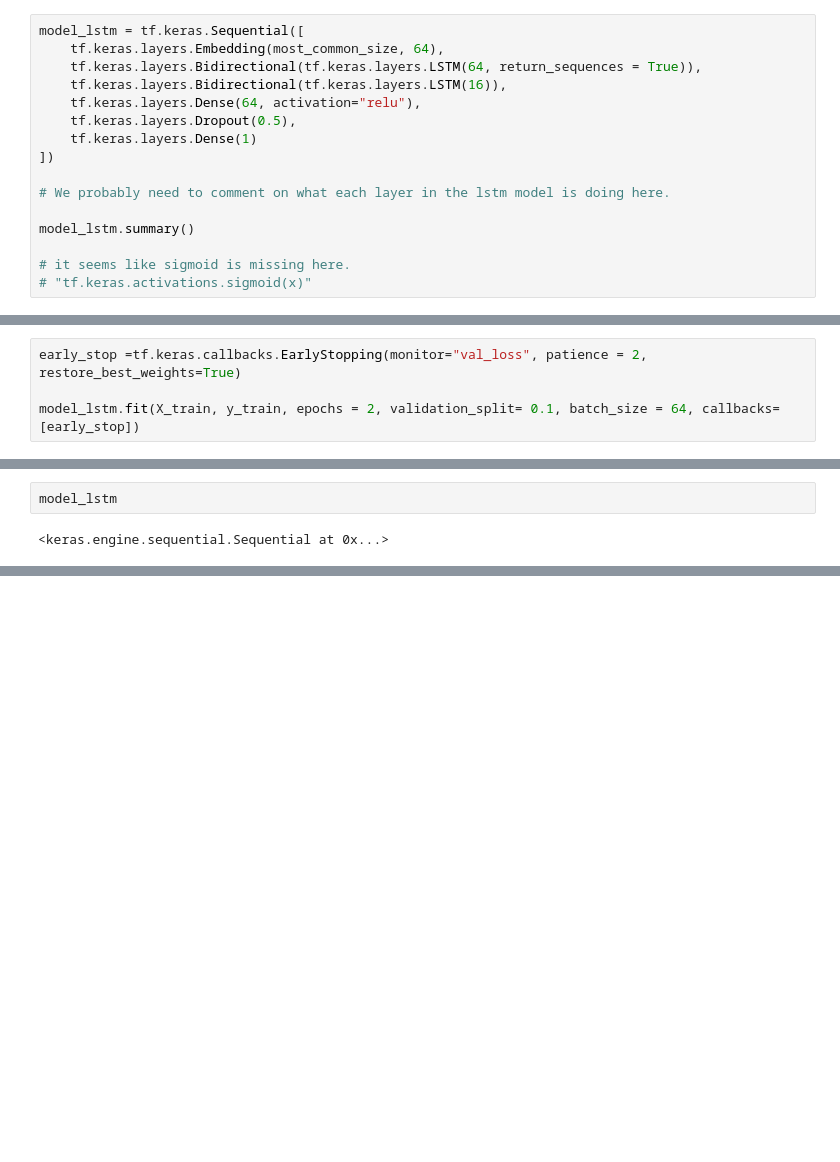
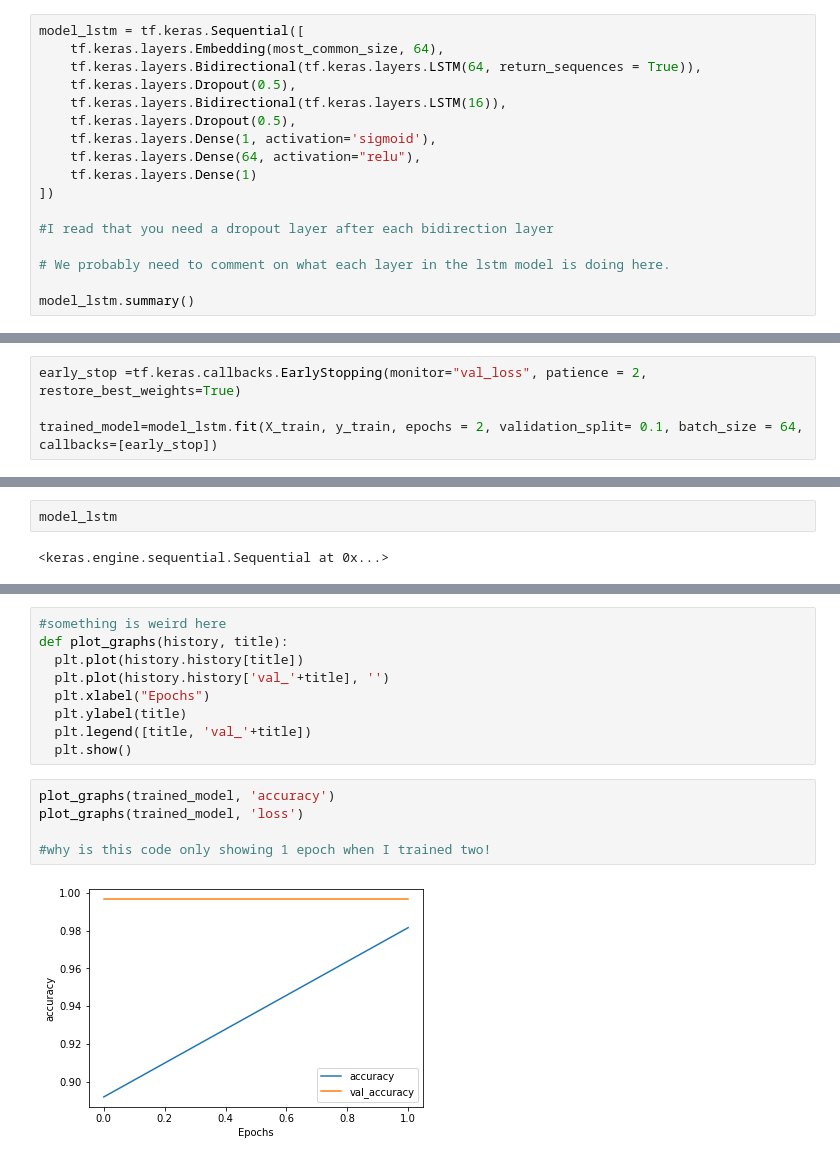
Before and after one commit to rainbowjoy1/MachineLearningClass, a Jupyter notebook: QB for Mandatory Assignment 2.ipynb, the cells around one changed output, grey strips where cells are left out. Saved outputs shown, nothing was run; the diff lists cells and outputs as text; blank space fills up the shorter version.

Commit message:
Code is still messy but things are getting better.
I think the model layers are getting close to correct but I'm unsure why I can;t get a good grasp on the accuracy of the model.

```diff
--- a/QB for Mandatory Assignment 2.ipynb
+++ b/QB for Mandatory Assignment 2.ipynb
@@ -177,16 +178,17 @@ You can call Bi-Directional LSTM from Keras and where fitting set Sigmoid and Re
 model_lstm = tf.keras.Sequential([
     tf.keras.layers.Embedding(most_common_size, 64),
     tf.keras.layers.Bidirectional(tf.keras.layers.LSTM(64, return_sequences = True)),
+    tf.keras.layers.Dropout(0.5),
     tf.keras.layers.Bidirectional(tf.keras.layers.LSTM(16)),
+    tf.keras.layers.Dropout(0.5),
+    tf.keras.layers.Dense(1, activation='sigmoid'),
     tf.keras.layers.Dense(64, activation="relu"),
-    tf.keras.layers.Dropout(0.5),
     tf.keras.layers.Dense(1)
 ])
+
+#I read that you need a dropout layer after each bidirection layer
 
 # We probably need to comment on what each layer in the lstm model is doing here.
 
 model_lstm.summary()
-
-# it seems like sigmoid is missing here.
-# "tf.keras.activations.sigmoid(x)"
 # %% [output]
@@ -260,6 +277,6 @@ During training set the batch size to 64 and the number of epochs to 2
 # %%
 early_stop =tf.keras.callbacks.EarlyStopping(monitor="val_loss", patience = 2, restore_best_weights=True)
 
-model_lstm.fit(X_train, y_train, epochs = 2, validation_split= 0.1, batch_size = 64, callbacks=[early_stop])
+trained_model=model_lstm.fit(X_train, y_train, epochs = 2, validation_split= 0.1, batch_size = 64, callbacks=[early_stop])
 # %% [output]
 Epoch 1/2
@@ -289,0 +307,16 @@ memory usage: 2.4+ MB
+# %%
+#something is weird here
+def plot_graphs(history, title):
+  plt.plot(history.history[title])
+  plt.plot(history.history['val_'+title], '')
+  plt.xlabel("Epochs")
+  plt.ylabel(title)
+  plt.legend([title, 'val_'+title])
+  plt.show()
+# %%
+plot_graphs(trained_model, 'accuracy')
+plot_graphs(trained_model, 'loss')
+
+#why is this code only showing 1 epoch when I trained two!
+# %% [output]
+[figure, added]
```
Also changed, not shown: parts of 12 cells of this notebook.
